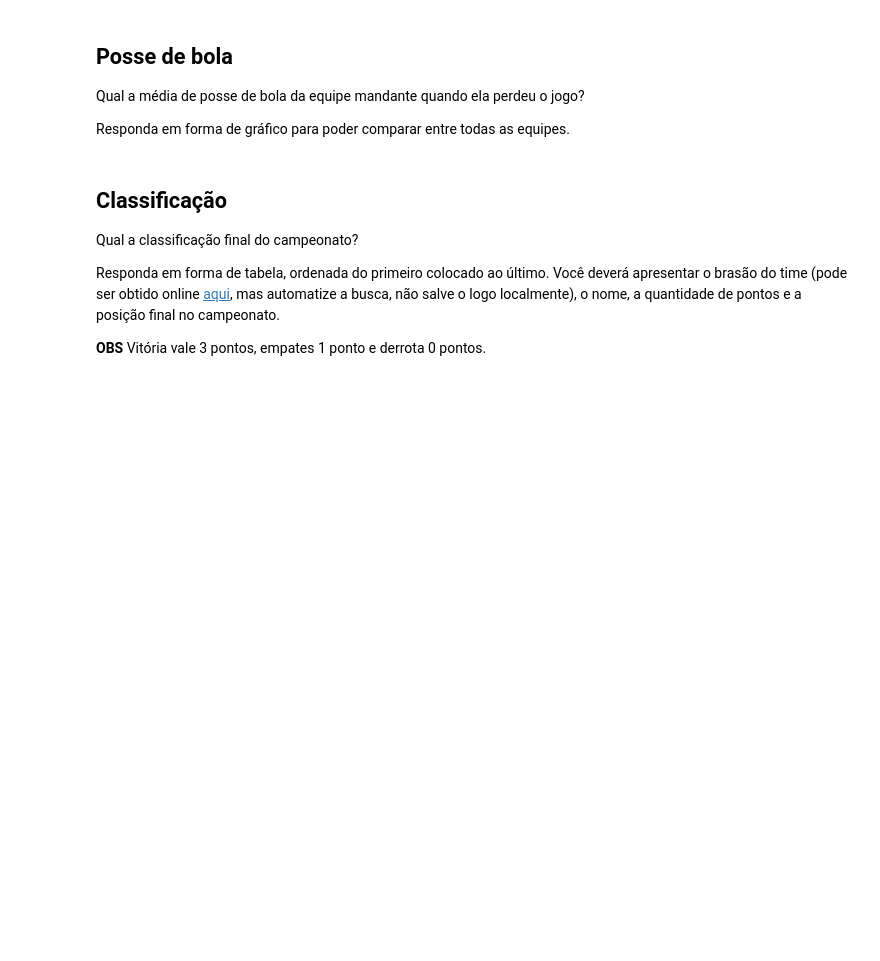
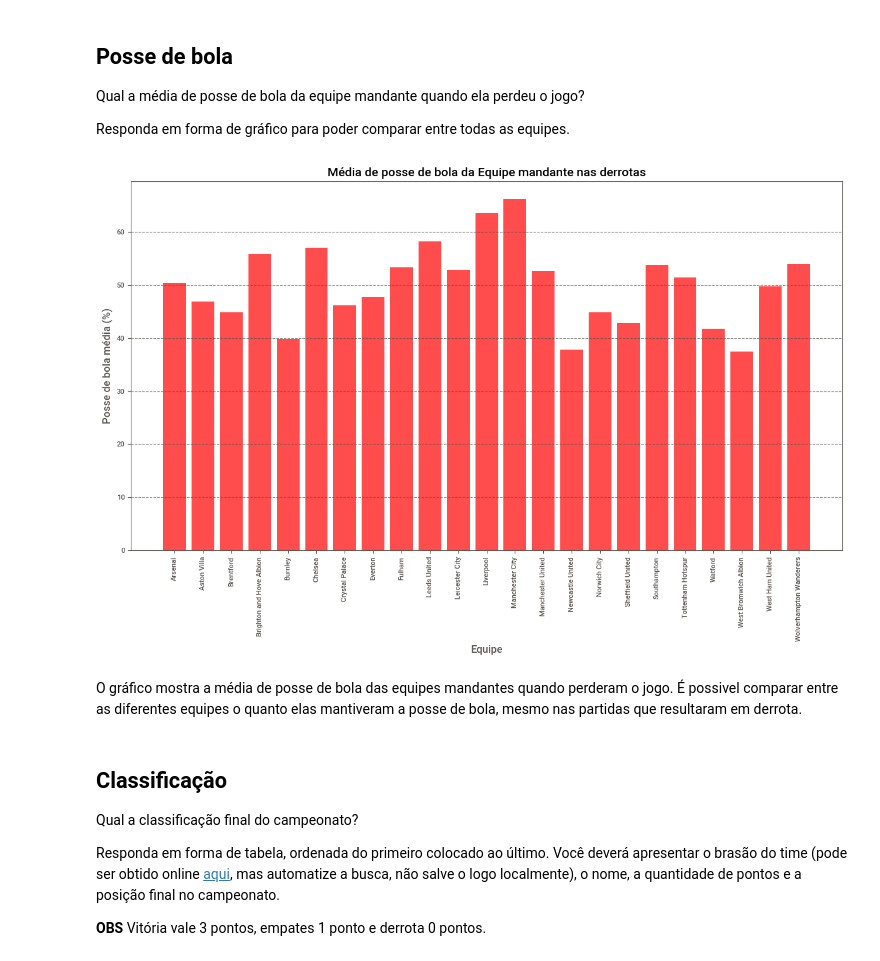
Before and after one commit to kamilaklein/Gerenciador, a Jupyter notebook: Prova_Data_Science_N1_Kamila_Klein.ipynb, the cells around one changed output. Drawn from its saved outputs; the diff is of its cells as text; code cells hidden in the pictures; blank space fills up the shorter version.

```diff
--- a/Prova_Data_Science_N1_Kamila_Klein.ipynb
+++ b/Prova_Data_Science_N1_Kamila_Klein.ipynb
@@ -76,3 +203,25 @@ Responda em forma de gráfico para poder comparar entre todas as equipes.
+# %%
+# Filtrar os dados para equipes que jogaram como mandantes e perderam (result = 'L')
+home_losses = df[(df['venue'] == 'Home') & (df['result'] == 'L')]
+
+avg_possession_home_losses = home_losses.groupby('team')['poss'].mean().reset_index(name='avg_possession')
+
+plt.figure(figsize=(12, 8))
+plt.bar(avg_possession_home_losses['team'], avg_possession_home_losses['avg_possession'], color='red', alpha=0.7)
+
+plt.title('Média de posse de bola da Equipe mandante nas derrotas', fontsize=14)
+plt.xlabel('Equipe', fontsize=12)
+plt.ylabel('Posse de bola média (%)', fontsize=12)
+plt.xticks(rotation=90)
+plt.grid(axis='y', linestyle='--', alpha=0.7)
+plt.tight_layout()
+
+plt.show()
+# %% [output]
+[figure, added]
+# %% [markdown]
+O gráfico mostra a média de posse de bola das equipes mandantes quando perderam o jogo.
+É possivel comparar entre as diferentes equipes o quanto elas mantiveram a posse de bola, mesmo nas partidas que resultaram em derrota.
 # %% [markdown]
 ## Classificação
 
```
Also changed, not shown: parts of 16 cells of this notebook.
